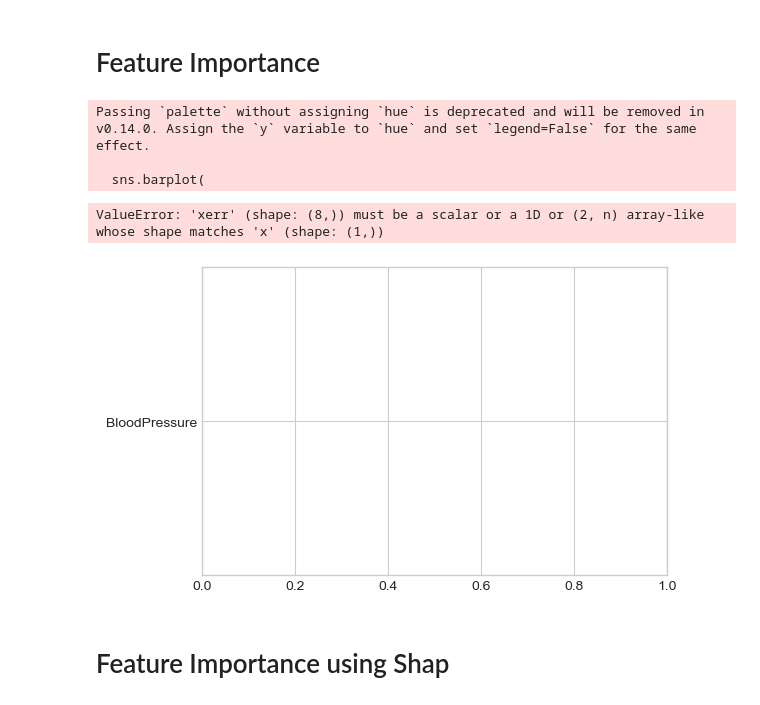
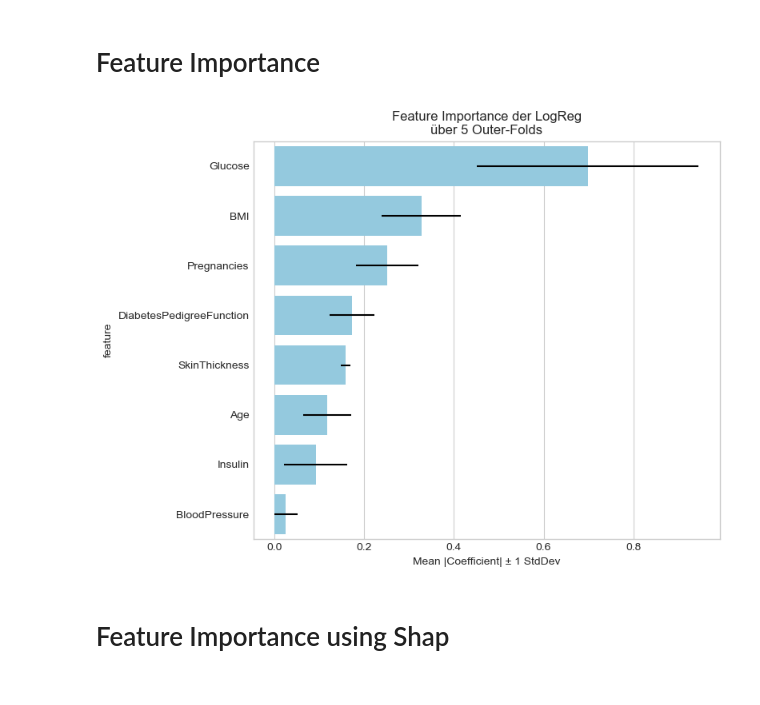
Before and after one commit to mettlrob/FoDS-Diabetes-Diagnosis, a Jupyter notebook: ML_Models/log_reg/log_reg.ipynb, the cells around one changed output. Saved outputs shown, nothing was run; the diff lists cells and outputs as text; code cells hidden in the pictures.

Commit message:
Feature Importance using Barplot über alle Folds

```diff
--- a/ML_Models/log_reg/log_reg.ipynb
+++ b/ML_Models/log_reg/log_reg.ipynb
@@ -321,81 +321,34 @@ plt.savefig('../../output/Log_R_output/ROC_kurven_LogR.png')
 # %% [markdown]
 # Feature Importance
 # %%
-"""# Koeffizienten aus dem Modell ziehen (für LogReg)
-coefs = best_model.coef_[0]
-
-# In eine Pandas Series umwandeln und sortieren
-feat_imp = pd.Series(coefs, index=X_train.columns)
-feat_imp_abs = feat_imp.abs().sort_values(ascending=False)  # Absolut Values
-#feat_imp = feat_imp.sort_values(ascending=False)            # Keine Absolute Values"""
-
-
-"""#Gib die Feature Importance in Absteigender Reihenfolge zurück
-#print(feat_imp)            # Nicht Abolut Values
-print("")
-print("Absolute Values:")
-print("")
-print(feat_imp_abs)         # Absolute Values
-"""
-
-
-#feat_imp = pd.Series(np.mean(coefs_m, axis=0), index=all_X_trains.column)
-#feat_imp_abs = feat_imp.abs().sort_values(ascending=False)  # Absolut Values
-#feat_imp = feat_imp.sort_values(ascending=False)            # Keine Absolute Values
-
 imp_arr  = np.vstack(coefs_m)            # shape (n_folds, n_features)
 imp_mean = imp_arr.mean(axis=0)              # mean importance per feature
 imp_std  = imp_arr.std(axis=0)               # std dev per featur
 
 
 df_imp = pd.DataFrame({
     "feature":   X.columns,
     "importance": imp_mean,
     "std":        imp_std
-}).sort_values("importance", ascending=True)
+}).sort_values("importance", ascending=False)
 
 
-"""
+# Barplot mit Fehlerbalken
 plt.figure(figsize=(8, 6))
-sns.barplot(data=df_imp, x= orient='h')
-plt.xlabel('Absolute Coefficient Value')
-plt.title('Feature Importance (Logistic Regression)')
-plt.grid(axis='x', linestyle='--', alpha=1)
-plt.tight_layout()
-plt.show()
-"""
-
-# Barplot mit Fehlerbalken
-plt.figure(figsize=(6, 4))
 sns.barplot(
     data=df_imp,
     x="importance",
     y="feature",
-    palette="viridis",
-    xerr=df_imp["std"],   # Seaborn ≥0.12 unterstützt yerr/xerr
+    color="Skyblue",
+    xerr=df_imp["std"],
     capsize=0.2
 )
 plt.xlabel("Mean |Coefficient| ± 1 StdDev")
 plt.title("Feature Importance der LogReg\nüber 5 Outer-Folds")
 plt.tight_layout()
 plt.show()
-
-
-"""
-plt.figure(figsize=(8, 6))
-sns.barplot(x=feat_imp.values, y=feat_imp.index, orient='h')
-plt.xlabel('Coefficient Value')
-plt.title('Feature Importance (Logistic Regression)')
-plt.grid(axis='x', linestyle='--', alpha=1)
-plt.tight_layout()
-plt.show()
-"""
 # %% [output]
-Passing `palette` without assigning `hue` is deprecated and will be removed in v0.14.0. Assign the `y` variable to `hue` and set `legend=False` for the same effect.
-
-  sns.barplot(
-ValueError: 'xerr' (shape: (8,)) must be a scalar or a 1D or (2, n) array-like whose shape matches 'x' (shape: (1,))
-[figure, old version]
+[figure, new version]
 # %% [markdown]
 # Feature Importance using Shap
 # %%
```
Also changed, not shown: parts of 2 cells of this notebook, 1 other file.
